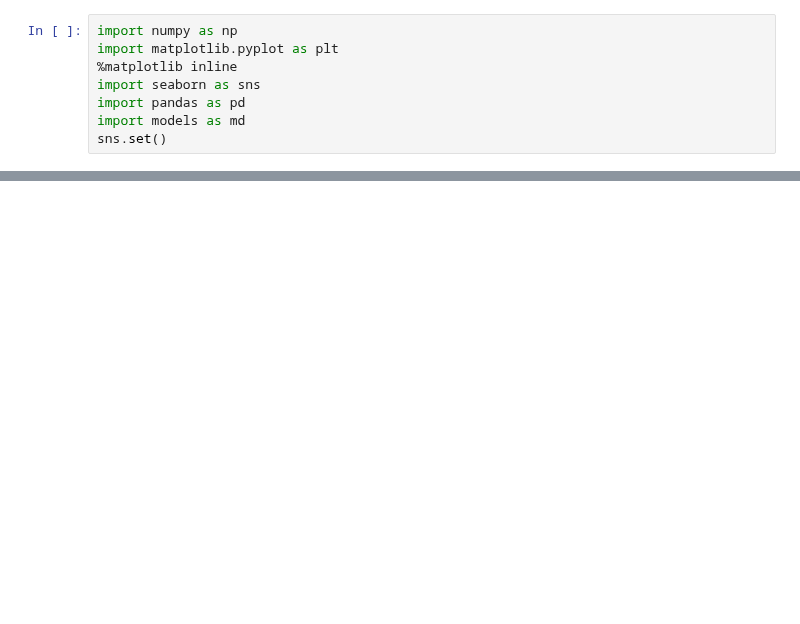
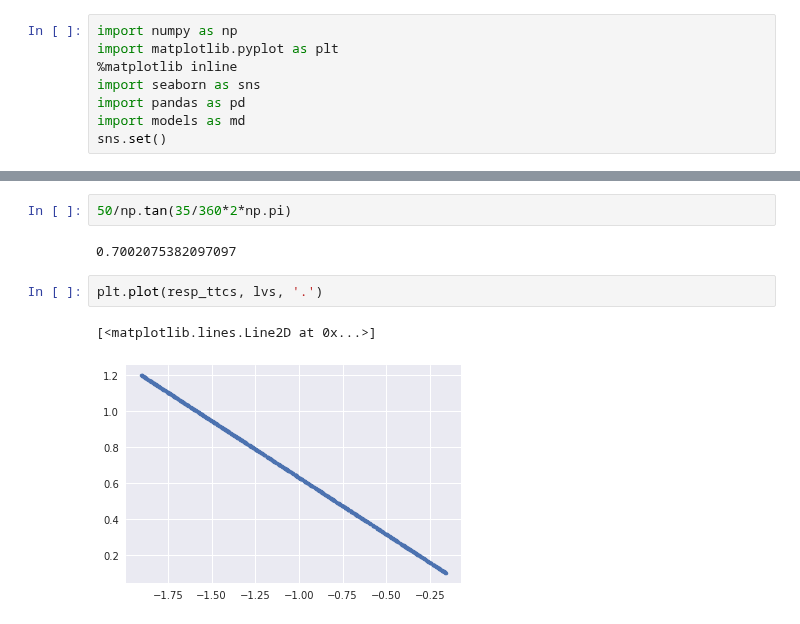
Before and after one commit to awakenting/master-thesis, a Jupyter notebook: code/Stimulus_plots.ipynb, the cells around one changed output, grey strips where cells are left out. Cells and saved outputs as stored; diff of their text form; blank space fills up the shorter version.

```diff
--- a/code/Stimulus_plots.ipynb
+++ b/code/Stimulus_plots.ipynb
@@ -91,0 +151,9 @@ plt.legend()
+# %%
+50/np.tan(35/360*2*np.pi)
+# %% [output]
+0.7002075382097097
+# %%
+plt.plot(resp_ttcs, lvs, '.')
+# %% [output]
+[<matplotlib.lines.Line2D at 0x...>]
+[figure, added]
```
Also changed, not shown: parts of 9 cells of this notebook, 16 other files.
